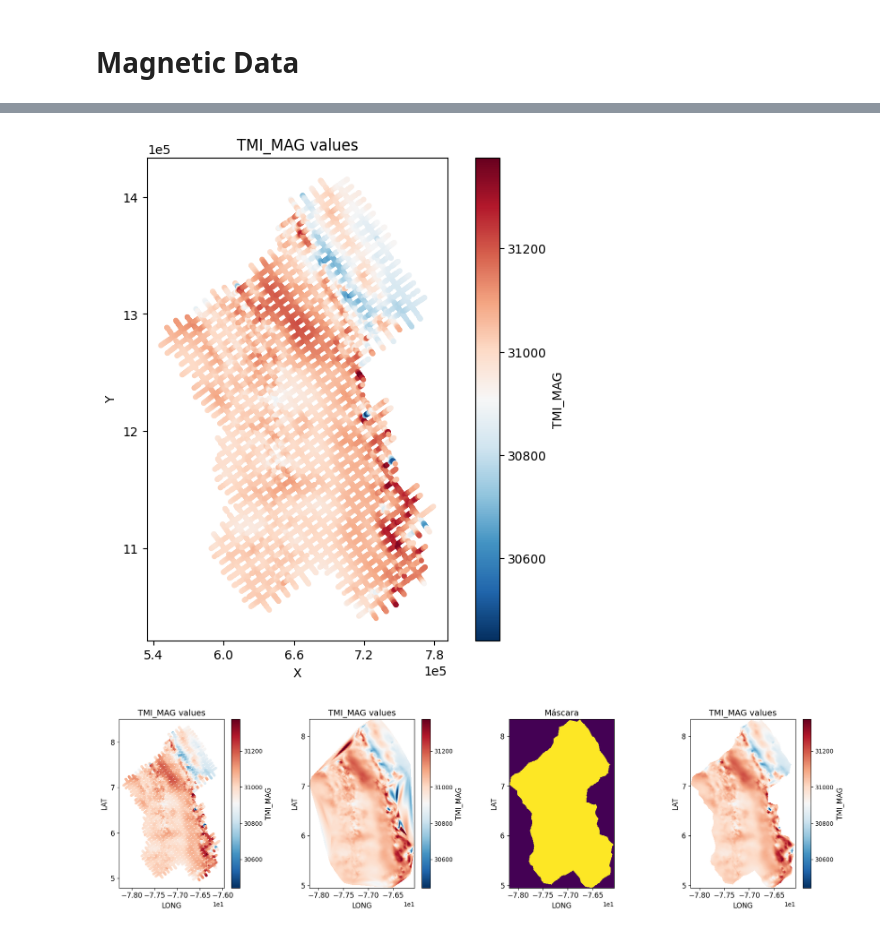
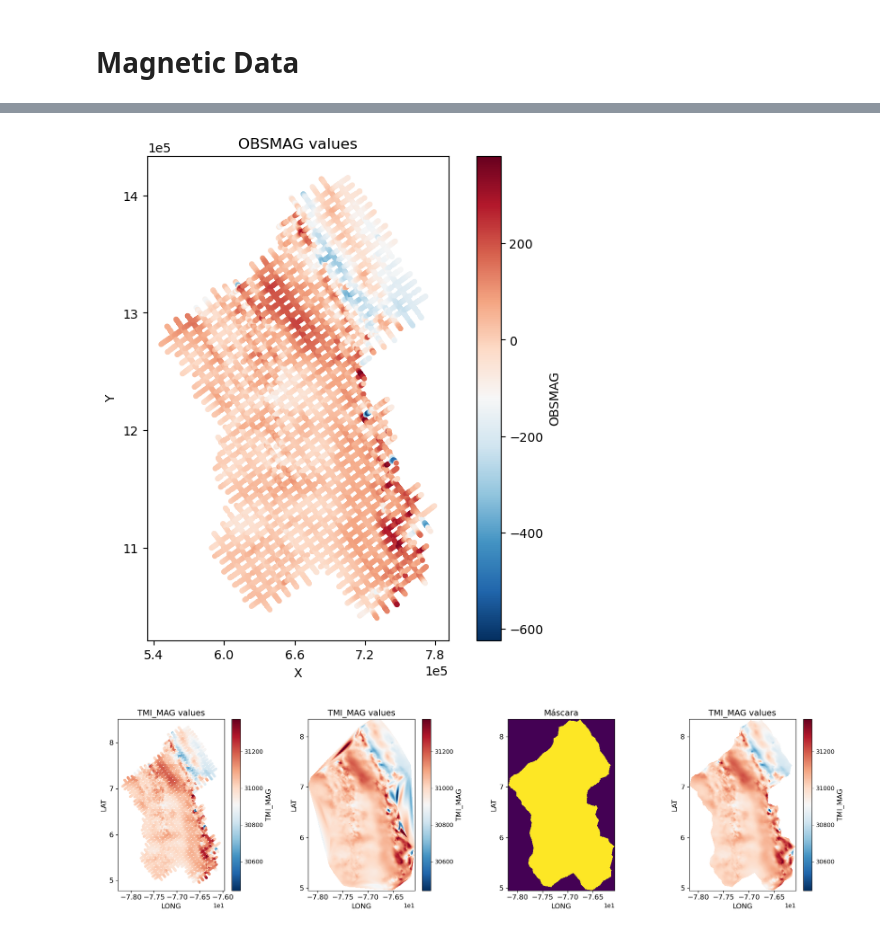
Before and after one commit to AppliedMechanics-EAFIT/lineament_detection, a Jupyter notebook: notebooks/reading/ASCII_xyz_datasets.ipynb, the cells around one changed output, grey strips where cells are left out. Saved outputs shown, nothing was run; the diff lists cells and outputs as text; code cells hidden in the pictures.

```diff
--- a/notebooks/reading/ASCII_xyz_datasets.ipynb
+++ b/notebooks/reading/ASCII_xyz_datasets.ipynb
@@ -66,0 +120,24 @@ block_values;
+# %%
+plt.figure(figsize=(12, 10))
+ref_values = []
+for block in block_values:
+    df_block = df_sample[df_sample['block'] == block]
+    df_block = df_block.sort_values('TIME_sec')
+
+    # Encuentra el índice del primer valor no-NaN
+    first_valid_idx = df_block['DIURNAL'].first_valid_index()
+
+    # Obtiene el valor de referencia si existe, si no, usa NaN
+    if first_valid_idx is not None:
+        reference_value = df_block.loc[first_valid_idx, 'DIURNAL']
+    else:
+        reference_value = np.nan
+        print(f'Block {block} has all NaN DIURNAL values.')
+
+    ref_values.append(reference_value)
+    # reference_value = df_block['DIURNAL'].values.mean()
+    df_block['DIURNAL_variation'] = df_block['DIURNAL'] - reference_value
+    # df_block['DIURNAL_variation'] = np.mean(df_block['DIURNAL'] - reference_value)
+    df_block['DIURNAL_variation'] = df_block['DIURNAL_variation'].fillna(0)
+    df_sample.loc[df_sample['block'] == block, 'DIURNAL_variation'] = df_block['DIURNAL_variation']
+    plt.plot(df_block['TIME_sec'], df_block['DIURNAL_variation'], label=block)
@@ -66,0 +167,4 @@ block_values;
+# %%
+df_sample['delta_altitude'] = df_sample['RAW_ALT'] - df_sample['RAW_ALT'].min()
+# %%
+df_sample['RMI'] = df_sample['OBSMAG'] - df_sample['IGRF'] - df_sample['DIURNAL_variation']
@@ -67,21 +189,21 @@ block_values;
 # %%
 plt.figure(figsize=(8,7))
-var = 'TMI_MAG'
-vmin = df_sample[var].min()
-vmax = df_sample[var].max()
-plt.scatter(df_sample['X'], df_sample['Y'], cmap='RdBu_r', c=df_sample[var], s=10, vmin=vmin, vmax=vmax)
+var = 'OBSMAG'
+vmin = (df_sample[var]-df_sample['IGRF']).min()
+vmax = (df_sample[var]-df_sample['IGRF']).max()
+plt.scatter(df_sample['X'], df_sample['Y'], cmap='RdBu_r', c=df_sample[var]-df_sample['IGRF'], s=10, vmin=vmin, vmax=vmax)
 plt.xlabel('X')
 plt.ylabel('Y')
 plt.colorbar(label=var)
 plt.gca().set_aspect('equal', adjustable='box')
 plt.gca().xaxis.set_major_locator(plt.MaxNLocator(nbins=5))
 plt.gca().yaxis.set_major_locator(plt.MaxNLocator(nbins=5))
 plt.ticklabel_format(style='sci', axis='x', scilimits=(5,5))
 plt.ticklabel_format(style='sci', axis='y', scilimits=(5,5))
 plt.title(f'{var} values')
 plt.show()
 # %% [output]
-[figure, old version]
+[figure, new version]
 # %%
 grid_x, grid_y, data_interpolated, data_masked, inside_mask = interpolate.interpolate_data(df_sample, 'TMI_MAG', coords_type = ('LONG', 'LAT'), alpha=10)
 interpolate_plotting.plot_interpolated_data(df_sample, grid_x, grid_y, data_interpolated, data_masked, inside_mask, 'TMI_MAG', cmap='RdBu_r', coords_type = ('LONG', 'LAT'))
```
Also changed, not shown: parts of 14 cells of this notebook.
